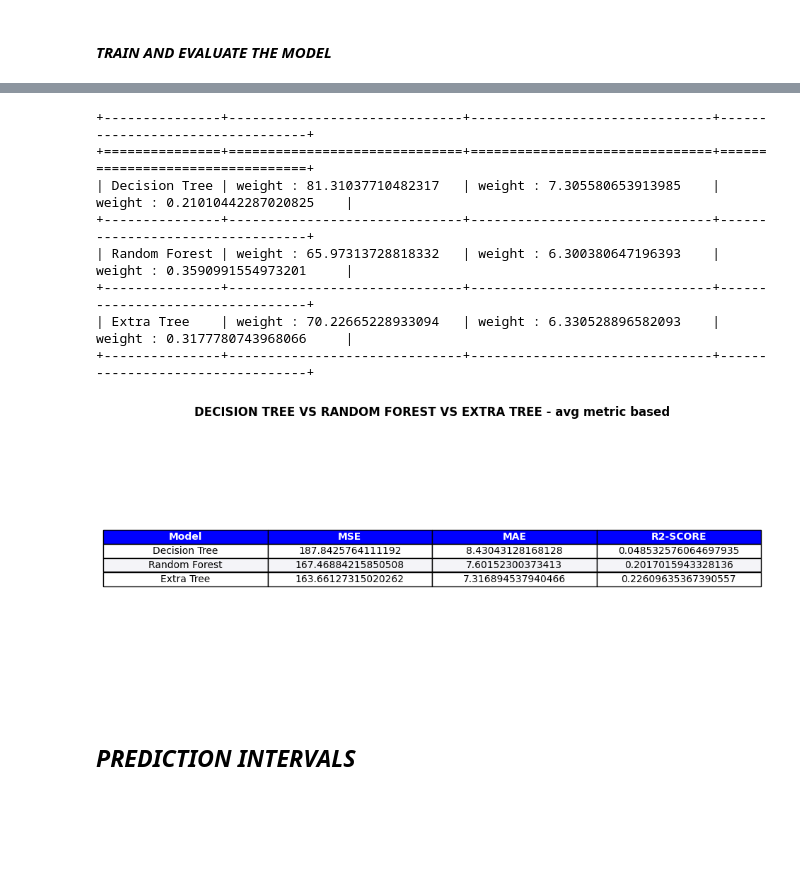
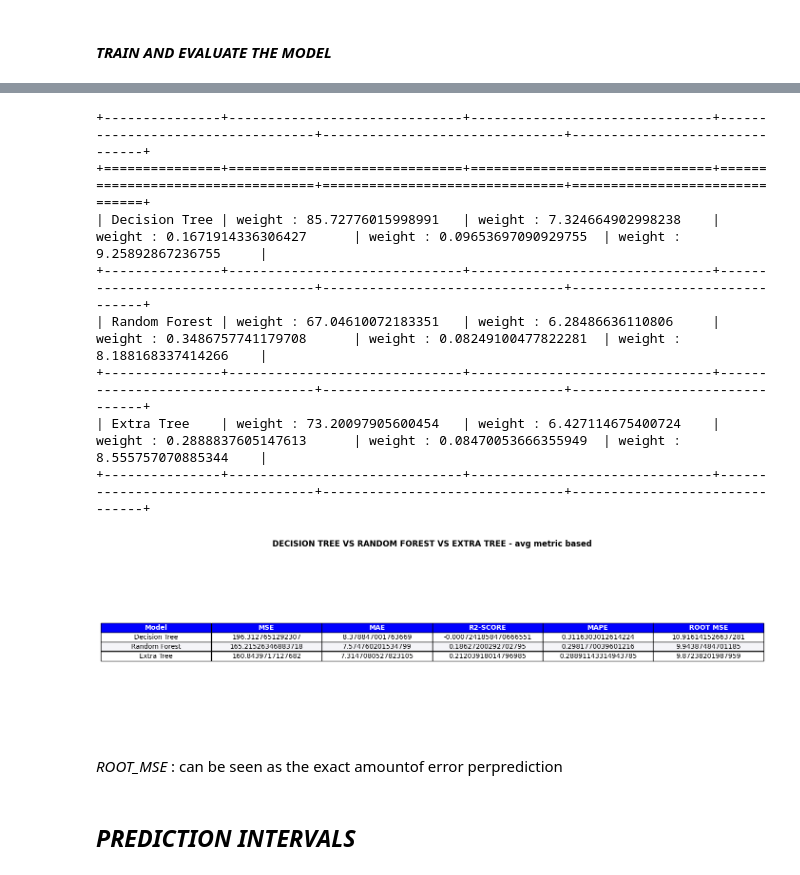
Before and after one commit to lambione/ML-running-thesis, a Jupyter notebook: multiOutputTrees.ipynb, the cells around one changed output, grey strips where cells are left out. Drawn from its saved outputs; the diff is of its cells as text; code cells hidden in the pictures; blank space fills up the shorter version.

```diff
--- a/multiOutputTrees.ipynb
+++ b/multiOutputTrees.ipynb
@@ -348,8 +349,11 @@ def perform_tree_regression(regressor,X,y,ensemble):
     mae = mean_absolute_error(y_test, predictions, multioutput='raw_values')
     mse = mean_squared_error(y_test, predictions, multioutput='raw_values')
     r2 = r2_score(y_test, predictions, multioutput='raw_values')
+    mape = mean_absolute_percentage_error(y_test, predictions)
+    mape_single = [mean_absolute_percentage_error(y_test.iloc[:, i], predictions[:, i]) for i in range(y_test.shape[1])]
+    root_mse = root_mean_squared_error(y_test,predictions,  multioutput='raw_values')
 
-    return tree,X_train,mse,mae,r2
+    return tree,X_train,mse,mae,r2,mape,mape_single,root_mse
 # %% [markdown]
 ## __*PERFORM FEATURE EXTRACTION*__
 # %% [markdown]
@@ -875,7 +893,7 @@ Selected features: Index(['marathon_time_in_minutes', 'yearsTrained'], dtype='ob
 # %%
 X_marathon = data[['marathon_time_in_minutes', 'height', 'age', 'yearsTrained']]
 # %%
-tree5, tree_train5, tree_mse5, tree_mae5, tree_r25= perform_tree_regression(DecisionTreeRegressor,X_marathon,y_marathon,False)
-rf5, rf_train5, rf_mse5, rf_mae5, rf_r25 = perform_tree_regression(RandomForestRegressor,X_marathon,y_marathon,True)
-extra5, extra_train5, extra_mse5, extra_mae5, extra_r25 = perform_tree_regression(ExtraTreesRegressor,X_marathon,y_marathon,True)
+tree5, tree_train5, tree_mse5, tree_mae5, tree_r25, tree_mape5, tree_mape_single5, tree_root_mse5 = perform_tree_regression(DecisionTreeRegressor,X_marathon,y_marathon,False)
+rf5, rf_train5, rf_mse5, rf_mae5, rf_r25, rf_mape5, rf_mape_single5, rf_root_mse5 = perform_tree_regression(RandomForestRegressor,X_marathon,y_marathon,True)
+extra5, extra_train5, extra_mse5, extra_mae5, extra_r25, extra_mape5, extra_mape_single5, extra_root_mse5 = perform_tree_regression(ExtraTreesRegressor,X_marathon,y_marathon,True)
 # %% [output]
@@ -888,37 +921,44 @@ The Best negative MSE Score is : -111.06359432769436
 # %%
 indexes = ['Decision Tree', 'Random Forest', 'Extra Tree']
 
 avg_metrics5 = {
     'MSE': [tree_mse5.mean(), rf_mse5.mean(), extra_mse5.mean()],
     'MAE': [tree_mae5.mean(), rf_mae5.mean(), extra_mae5.mean()],
-    'R2-SCORE': [tree_r25.mean(), rf_r25.mean(), extra_r25.mean()]
+    'R2-SCORE': [tree_r25.mean(), rf_r25.mean(), extra_r25.mean()],
+    'MAPE': [tree_mape5, rf_mape5, extra_mape5],
+    'ROOT MSE': [tree_root_mse5.mean(), rf_root_mse5.mean(), extra_root_mse5.mean()]
+
 }
 
 df_avg5 = pd.DataFrame(avg_metrics5)
 
 single_metrics5 = {
     'MSE' : [tree_mse5, rf_mse5, extra_mse5],
     'MAE' :[tree_mae5, rf_mae5, extra_mae5],
-    'R2-SCORE' :[tree_r25, rf_r25, extra_r25]
+    'R2-SCORE' :[tree_r25, rf_r25, extra_r25],
+    'MAPE' :[tree_mape_single5, rf_mape_single5, extra_mape_single5],
+    'ROOT MSE ' :[tree_root_mse5, rf_root_mse5, extra_root_mse5]
 }
 formatted_single_metrics5 = markdown_table(single_metrics5)
 df_single5 = pd.DataFrame(formatted_single_metrics5,index=indexes)
 
 print(tabulate(df_single5, headers='keys', tablefmt='grid',showindex=True))
 
-fig, axes = plt.subplots(figsize=(10,5))
+fig, axes = plt.subplots(figsize=(15,5))
 create_metric_table(df_avg5, 'DECISION TREE VS RANDOM FOREST VS EXTRA TREE - avg metric based', indexes, axes)
 plt.show()
 # %% [output]
-+---------------+------------------------------+-------------------------------+---------------------------------+
-+===============+==============================+===============================+=================================+
-| Decision Tree | weight : 81.31037710482317   | weight : 7.305580653913985    | weight : 0.21010442287020825    |
-+---------------+------------------------------+-------------------------------+---------------------------------+
-| Random Forest | weight : 65.97313728818332   | weight : 6.300380647196393    | weight : 0.3590991554973201     |
-+---------------+------------------------------+-------------------------------+---------------------------------+
-| Extra Tree    | weight : 70.22665228933094   | weight : 6.330528896582093    | weight : 0.3177780743968066     |
-+---------------+------------------------------+-------------------------------+---------------------------------+
++---------------+------------------------------+-------------------------------+----------------------------------+-------------------------------+-------------------------------+
++===============+==============================+===============================+==================================+===============================+===============================+
+| Decision Tree | weight : 85.72776015998991   | weight : 7.324664902998238    | weight : 0.1671914336306427      | weight : 0.09653697090929755  | weight : 9.25892867236755     |
++---------------+------------------------------+-------------------------------+----------------------------------+-------------------------------+-------------------------------+
+| Random Forest | weight : 67.04610072183351   | weight : 6.28486636110806     | weight : 0.3486757741179708      | weight : 0.08249100477822281  | weight : 8.188168337414266    |
++---------------+------------------------------+-------------------------------+----------------------------------+-------------------------------+-------------------------------+
+| Extra Tree    | weight : 73.20097905600454   | weight : 6.427114675400724    | weight : 0.2888837605147613      | weight : 0.08470053666355949  | weight : 8.555757070885344    |
++---------------+------------------------------+-------------------------------+----------------------------------+-------------------------------+-------------------------------+
-[figure, old version]
+[figure, new version]
+# %% [markdown]
+*ROOT_MSE* : can be seen as the exact amountof error perprediction
 # %% [markdown]
 ## __*PREDICTION INTERVALS*__
 # %% [markdown]
```
Also changed, not shown: parts of 16 cells of this notebook, 4 other files.
